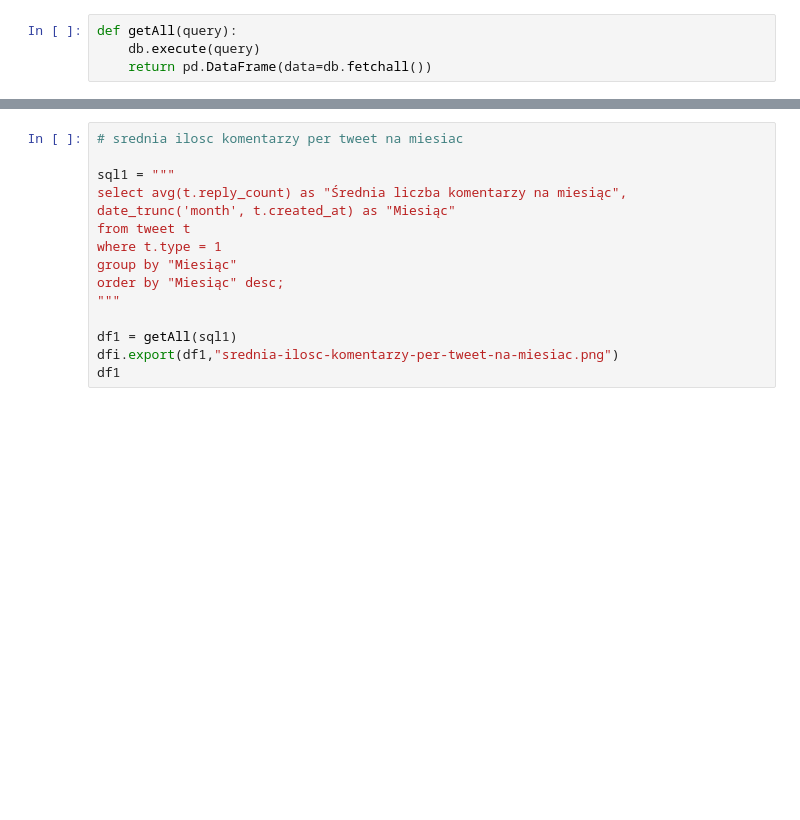
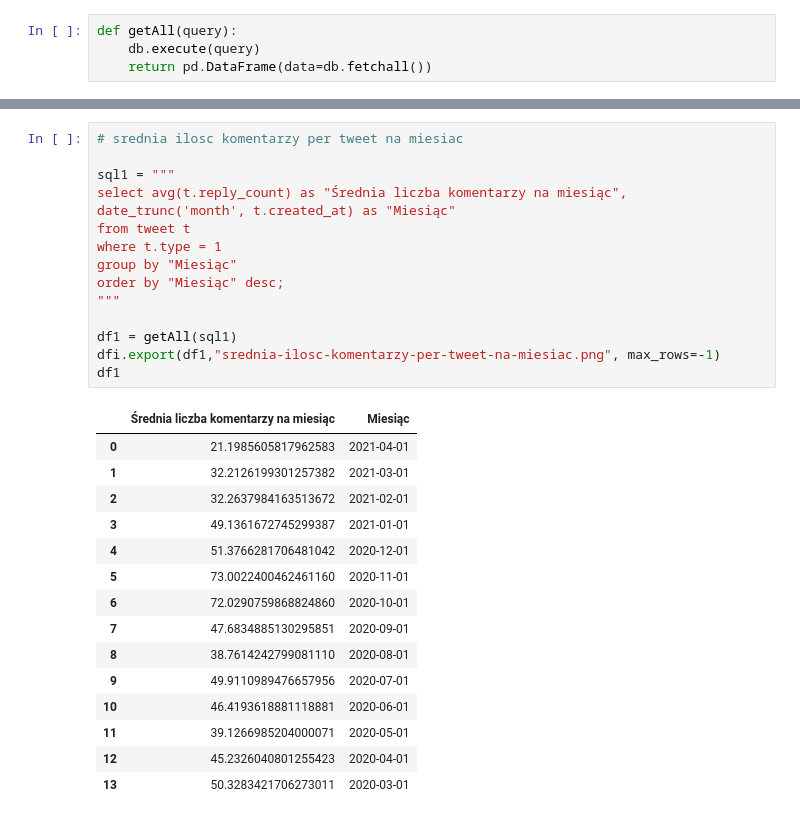
Before and after one commit to piaskowyk/twitter-posts-analysis, a Jupyter notebook: notebooks/statistics1.ipynb, the cells around one changed output, grey strips where cells are left out. Saved outputs shown, nothing was run; the diff lists cells and outputs as text; blank space fills up the shorter version.

```diff
--- a/notebooks/statistics1.ipynb
+++ b/notebooks/statistics1.ipynb
@@ -173,17 +228,33 @@ df1
 # %%
 # srednia ilosc komentarzy per tweet na miesiac
 
 sql1 = """
 select avg(t.reply_count) as "Średnia liczba komentarzy na miesiąc", date_trunc('month', t.created_at) as "Miesiąc"
 from tweet t
 where t.type = 1
 group by "Miesiąc"
 order by "Miesiąc" desc;
 """
 
 df1 = getAll(sql1)
-dfi.export(df1,"srednia-ilosc-komentarzy-per-tweet-na-miesiac.png")
+dfi.export(df1,"srednia-ilosc-komentarzy-per-tweet-na-miesiac.png", max_rows=-1)
 df1
+# %% [output]
+|  | Średnia liczba komentarzy na miesiąc | Miesiąc |
+| 0 | 21.1985605817962583 | 2021-04-01 |
+| 1 | 32.2126199301257382 | 2021-03-01 |
+| 2 | 32.2637984163513672 | 2021-02-01 |
+| 3 | 49.1361672745299387 | 2021-01-01 |
+| 4 | 51.3766281706481042 | 2020-12-01 |
+| 5 | 73.0022400462461160 | 2020-11-01 |
+| 6 | 72.0290759868824860 | 2020-10-01 |
+| 7 | 47.6834885130295851 | 2020-09-01 |
+| 8 | 38.7614242799081110 | 2020-08-01 |
+| 9 | 49.9110989476657956 | 2020-07-01 |
+| 10 | 46.4193618881118881 | 2020-06-01 |
+| 11 | 39.1266985204000071 | 2020-05-01 |
+| 12 | 45.2326040801255423 | 2020-04-01 |
+| 13 | 50.3283421706273011 | 2020-03-01 |
 # %%
 # srednia ilosc retweetow per tweet na dzien
 
```
Also changed, not shown: parts of 28 cells of this notebook.
